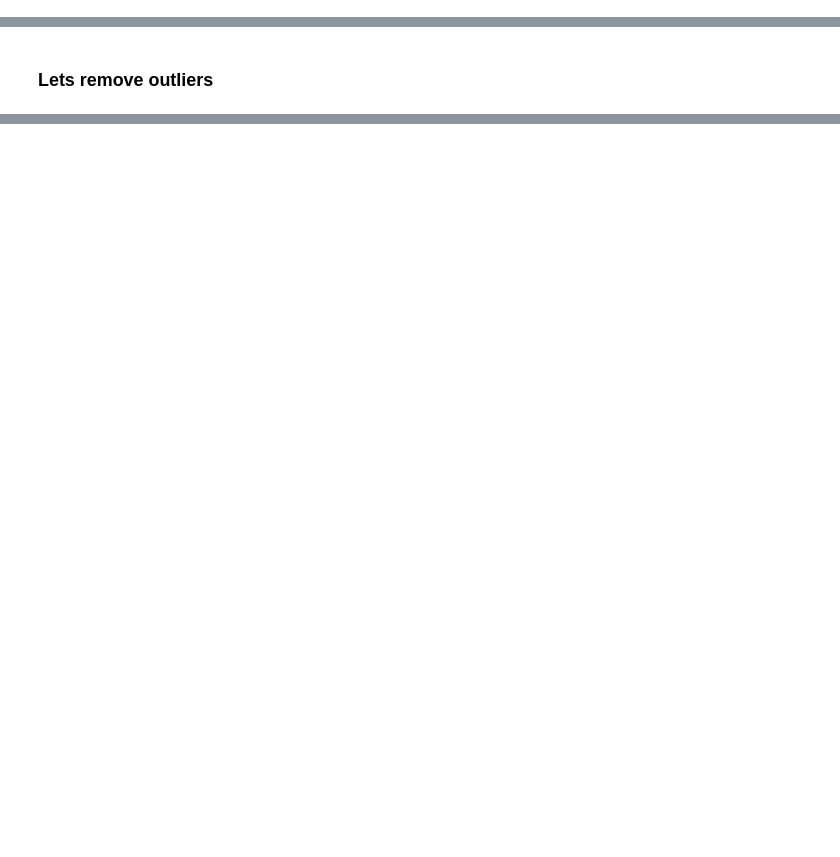
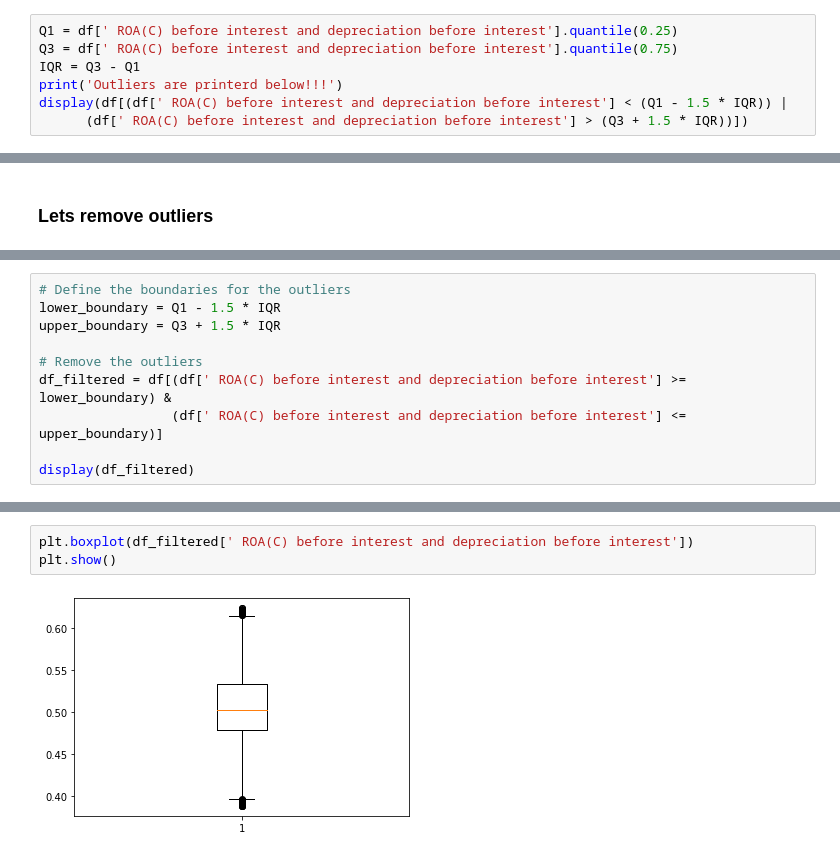
Before and after one commit to ap539813/Bankruptcy-Prediction-Model, a Jupyter notebook: BPM_code.ipynb, the cells around one changed output, grey strips where cells are left out. Drawn from its saved outputs; the diff is of its cells as text; blank space fills up the shorter version.

```diff
--- a/BPM_code.ipynb
+++ b/BPM_code.ipynb
@@ -165,0 +180,7 @@ df.shape
+# %%
+Q1 = df[' ROA(C) before interest and depreciation before interest'].quantile(0.25)
+Q3 = df[' ROA(C) before interest and depreciation before interest'].quantile(0.75)
+IQR = Q3 - Q1
+print('Outliers are printerd below!!!')
+display(df[(df[' ROA(C) before interest and depreciation before interest'] < (Q1 - 1.5 * IQR)) |
+      (df[' ROA(C) before interest and depreciation before interest'] > (Q3 + 1.5 * IQR))])
@@ -175,0 +209,10 @@ df_no_outliers.head()
+# %%
+# Define the boundaries for the outliers
+lower_boundary = Q1 - 1.5 * IQR
+upper_boundary = Q3 + 1.5 * IQR
+
+# Remove the outliers
+df_filtered = df[(df[' ROA(C) before interest and depreciation before interest'] >= lower_boundary) &
+                 (df[' ROA(C) before interest and depreciation before interest'] <= upper_boundary)]
+
+display(df_filtered)
@@ -175,0 +233,5 @@ df_no_outliers.head()
+# %%
+plt.boxplot(df_filtered[' ROA(C) before interest and depreciation before interest'])
+plt.show()
+# %% [output]
+[figure, added]
```
Also changed, not shown: parts of 15 cells of this notebook.
